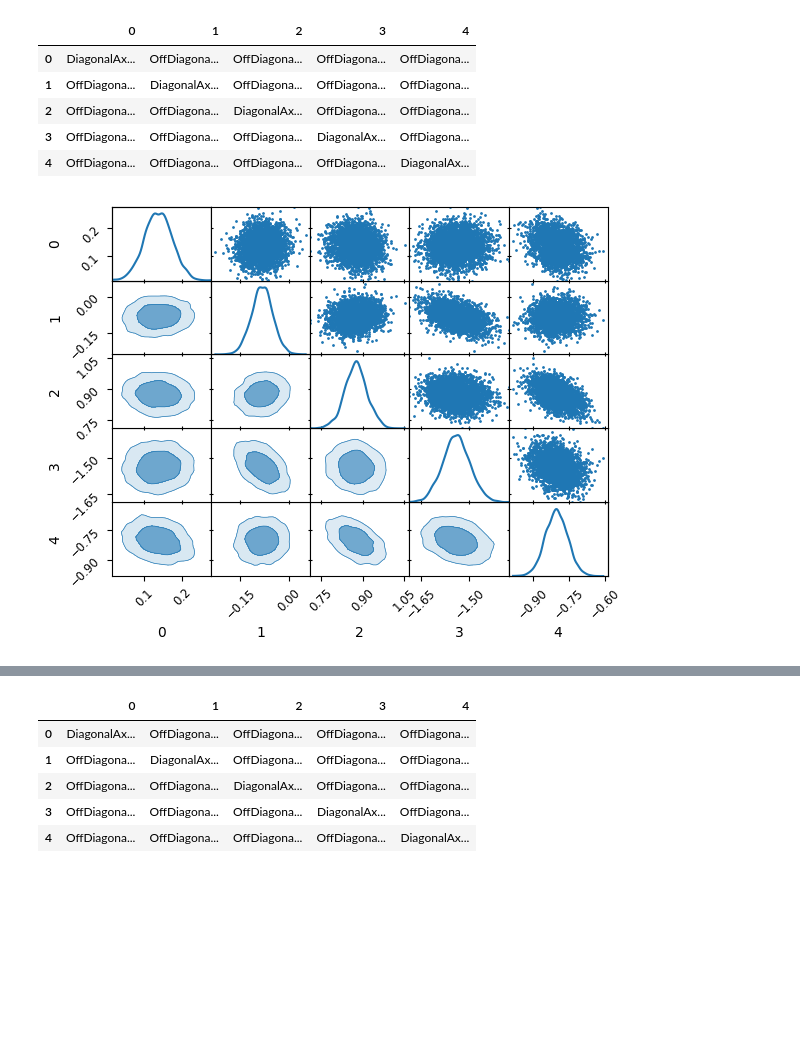
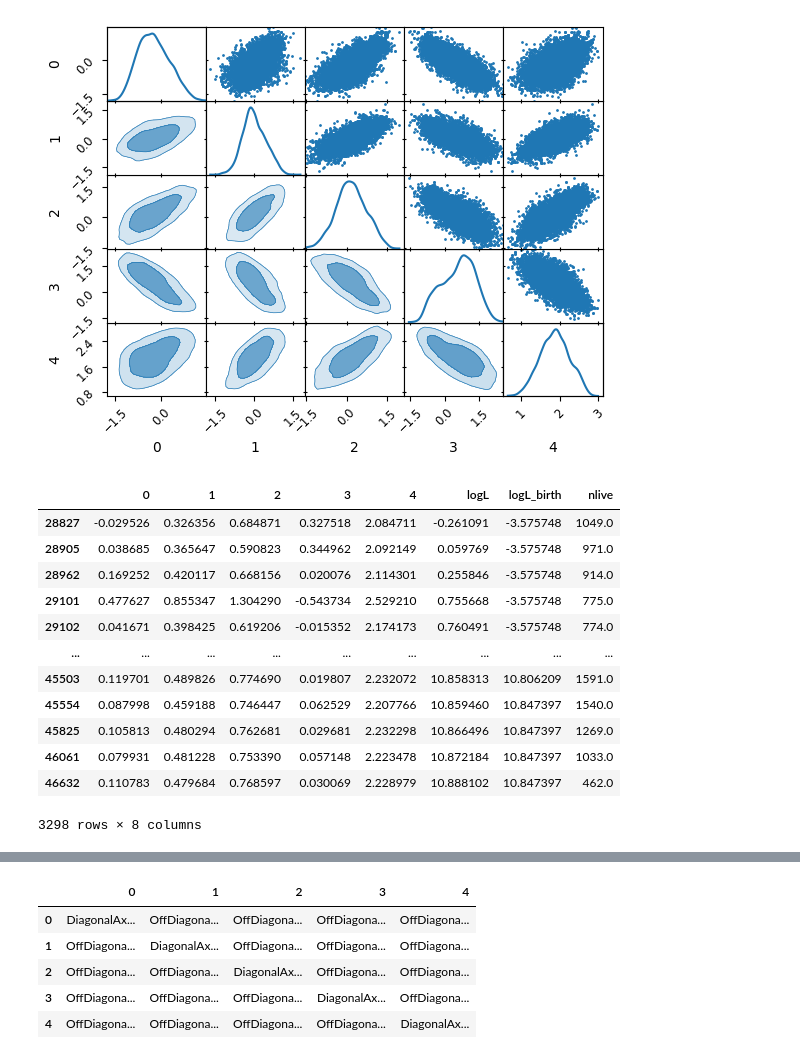
Before and after one commit to yallup/fusions, a Jupyter notebook: plots/trace.ipynb, the cells around one changed output, grey strips where cells are left out. Cells and saved outputs as stored; diff of their text form; code cells hidden in the pictures; blank space fills up the shorter version.

```diff
--- a/plots/trace.ipynb
+++ b/plots/trace.ipynb
@@ -15,13 +15,24 @@ plt.hlines(500,0,len(chains),linestyles='dashed')
 # %%
-ns.MCMCSamples(chains.compress().to_numpy()[...,:5]).plot_2d()
+a=ns.MCMCSamples(chains.set_beta(0.01).compress().to_numpy()[...,:5]).plot_2d()
+# pc.plot_2d(a)
 # %% [output]
-|  | 0 | 1 | 2 | 3 | 4 |
-| 0 | DiagonalAx... | OffDiagona... | OffDiagona... | OffDiagona... | OffDiagona... |
-| 1 | OffDiagona... | DiagonalAx... | OffDiagona... | OffDiagona... | OffDiagona... |
-| 2 | OffDiagona... | OffDiagona... | DiagonalAx... | OffDiagona... | OffDiagona... |
-| 3 | OffDiagona... | OffDiagona... | OffDiagona... | DiagonalAx... | OffDiagona... |
-| 4 | OffDiagona... | OffDiagona... | OffDiagona... | OffDiagona... | DiagonalAx... |
-[figure, old version]
+[figure, new version]
+# %%
+chains.compress(ncompress="equal")
+# %% [output]
+|  | 0 | 1 | 2 | 3 | 4 | logL | logL_birth | nlive |
+| 28827 | -0.029526 | 0.326356 | 0.684871 | 0.327518 | 2.084711 | -0.261091 | -3.575748 | 1049.0 |
+| 28905 | 0.038685 | 0.365647 | 0.590823 | 0.344962 | 2.092149 | 0.059769 | -3.575748 | 971.0 |
+| 28962 | 0.169252 | 0.420117 | 0.668156 | 0.020076 | 2.114301 | 0.255846 | -3.575748 | 914.0 |
+| 29101 | 0.477627 | 0.855347 | 1.304290 | -0.543734 | 2.529210 | 0.755668 | -3.575748 | 775.0 |
+| 29102 | 0.041671 | 0.398425 | 0.619206 | -0.015352 | 2.174173 | 0.760491 | -3.575748 | 774.0 |
+| ... | ... | ... | ... | ... | ... | ... | ... | ... |
+| 45503 | 0.119701 | 0.489826 | 0.774690 | 0.019807 | 2.232072 | 10.858313 | 10.806209 | 1591.0 |
+| 45554 | 0.087998 | 0.459188 | 0.746447 | 0.062529 | 2.207766 | 10.859460 | 10.847397 | 1540.0 |
+| 45825 | 0.105813 | 0.480294 | 0.762681 | 0.029681 | 2.232298 | 10.866496 | 10.847397 | 1269.0 |
+| 46061 | 0.079931 | 0.481228 | 0.753390 | 0.057148 | 2.223478 | 10.872184 | 10.847397 | 1033.0 |
+| 46632 | 0.110783 | 0.479684 | 0.768597 | 0.030069 | 2.228979 | 10.888102 | 10.847397 | 462.0 |
+3298 rows × 8 columns
 # %%
 import pickle
 import numpy as np
```
Also changed, not shown: parts of 8 cells of this notebook, 4 other files.
